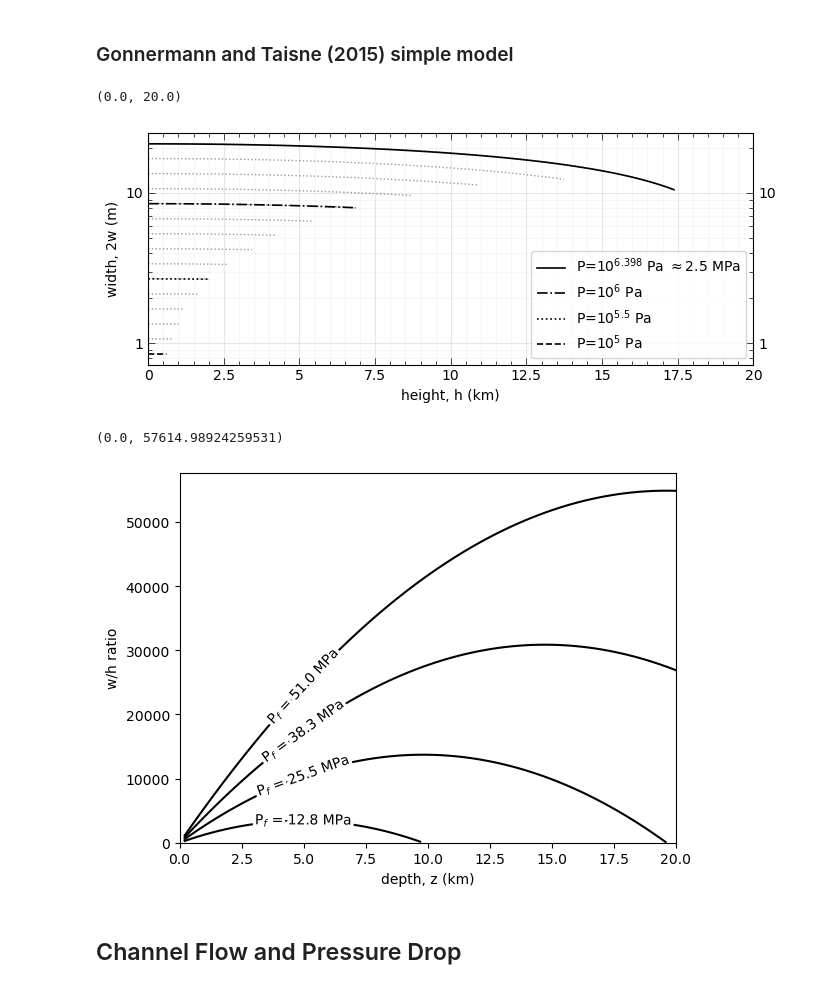
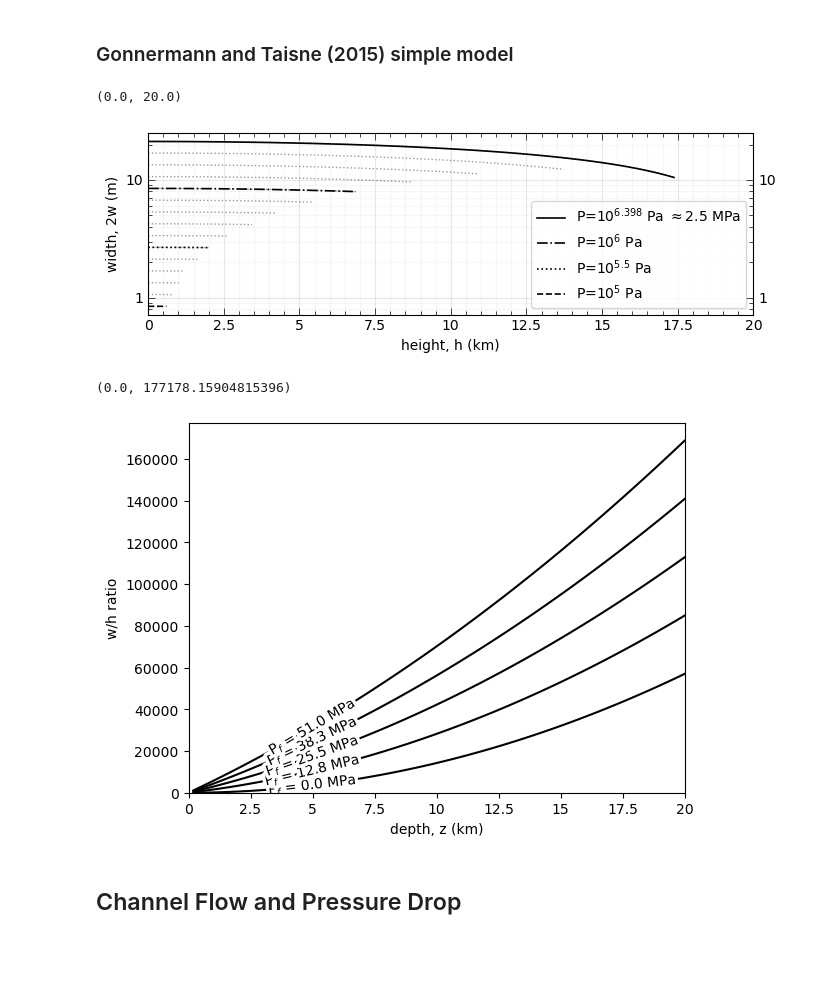
Before and after one commit to CottomR-et-al/Europa-ice-ocean-exchange, a Jupyter notebook: F25_Dikes_Europa.ipynb, the cells around one changed output. Cells and saved outputs as stored; diff of their text form; code cells hidden in the pictures; blank space fills up the shorter version.

```diff
--- a/F25_Dikes_Europa.ipynb
+++ b/F25_Dikes_Europa.ipynb
@@ -526,42 +526,44 @@ max_depth
 ### Eq 10.6
 # showing dike width until stalling depth
 
-fig, ax = plt.subplots(layout='tight', figsize=(7,3))
+fig, ax = plt.subplots(layout='tight', figsize=(7,2.5))
 z = np.linspace(0, 20e3, 100)
 max_depth_20km = 20e3
 ax.set_prop_cycle(ls = ['solid','-.',"dotted","--"])
 for i, a in enumerate([np.log10(2.5*10**6), 6, 5.5, 5]):
     LNB = 10**a / (deltarho * g)
     lnb = z <= LNB
     halfwidth = ((1-nu) * (10**a) / G) * (np.sqrt(max_depth_20km**2 - z**2))
     plt.semilogy(z[lnb]/1e3, 2*(halfwidth[lnb]), color='black', lw = 1.2, label=rf'P=10$^{{{a:.1f}}}$ Pa')
-    plt.legend([rf'P=10$^{{{np.log10(2.5*10**6):.3f}}}$ Pa $\approx 2.5$ MPa', rf'P=10$^{6}$ Pa', rf'P=10$^{{5.5}}$ Pa', rf'P=10$^{5}$ Pa'], loc='lower right')
+    plt.legend([rf'P=10$^{{{np.log10(2.5*10**6):.3f}}}$ Pa $\approx 2.5$ MPa',
+                rf'P=10$^{6}$ Pa', rf'P=10$^{{5.5}}$ Pa', rf'P=10$^{5}$ Pa'], loc='lower right')
 
 for i, a in enumerate(np.arange(5.1, 6.4, 0.1)):
     LNB = 10**a / (deltarho * g)
     lnb = z <= LNB
     halfwidth = ((1-nu) * (10**a) / G) * (np.sqrt(max_depth_20km**2 - z**2))
-    plt.semilogy(z[lnb]/1e3, 2*(halfwidth[lnb]), color='black', lw = 1, alpha = 0.4, ls = 'dotted', label=rf'10$^{{{a:.1f}}}$ Pa')
+    plt.semilogy(z[lnb]/1e3, 2*(halfwidth[lnb]), color='black', lw = 1, alpha = 0.4, ls = 'dotted',
+                 label=rf'10$^{{{a:.1f}}}$ Pa')
 
 ax = plt.gca()
 ax.minorticks_on()
 # ax.text(13.5, 50, rf'P=10$^{{{np.log10(2.5*10**6):.3f}}}$ Pa $\approx 2.5$ MPa', fontsize=10, ha='left', va='bottom')
 # ax.text(7.1, 7.2, rf'P=10$^{{6}}$ Pa', fontsize=10, ha='left', va='bottom')
 # ax.text(2.2, 2.4, rf'P=10$^{{5.5}}$ Pa', fontsize=10, ha='left', va='bottom')
 # ax.text(1, 0.78, rf'P=10$^{5}$ Pa', fontsize=10, ha='left', va='bottom')
 ax.xaxis.set_major_formatter(StrMethodFormatter('{x:g}'))
 ax.yaxis.set_major_formatter(StrMethodFormatter('{x:g}'))
 ax.tick_params(which='major', length=5, width=0.5, direction='in', top=True, right=True, labelright=True)
 ax.tick_params(which='minor', length=3, width=0.5, direction='in', top=True, right=True)
 ax.grid(which='major', alpha=0.3)
 ax.grid(which='minor', alpha=0.1)
 # labelLines(ax.get_lines(), align=True, fontsize=10)
 plt.ylabel('width, 2w (m)')
 plt.xlabel('height, h (km)')
 plt.xlim(0, 20)
 # %% [output]
 (0.0, 20.0)
-[figure, old version]
+[figure, new version]
 # %%
 # Width from fluid pressure
 # Craft 2016, á la Pollard (1987) and Broberg (1999)
@@ -585,7 +587,7 @@ sig_x = nu / (1 - nu) * (rhoi * g * z)
 wxh = (Pf * sig_x) / (G / (1 - nu))
 plt.figure()
 for Pf0 in np.linspace(0, np.nanmax(Pf_b), 5):
-    Pf_i = Pf0 - 1.3e6 * (z / 1e3)
+    Pf_i = Pf0 + 1.3e6 * (z / 1e3)
     wxh_i = (Pf_i * sig_x) / (G / (1 - nu))
 
     mask = wxh_i > 0  # semilogy requires positive values
@@ -597,13 +599,16 @@ lines = ax.get_lines()
 if lines:
     labelLines(lines, xvals=[5] * len(lines), align=True, fontsize=10, color='black')
 # plt.legend()
+ax = plt.gca()
+ax.xaxis.set_major_formatter(StrMethodFormatter('{x:g}'))
+ax.yaxis.set_major_formatter(StrMethodFormatter('{x:g}'))
 plt.xlabel('depth, z (km)')
 plt.ylabel('w/h ratio')
 plt.xlim(0, 20)
 plt.ylim(0)
 # %% [output]
-(0.0, 57614.98924259531)
+(0.0, 177178.15904815396)
-[figure, old version]
+[figure, new version]
 # %% [markdown]
 ## Channel Flow and Pressure Drop
 # %%
```
